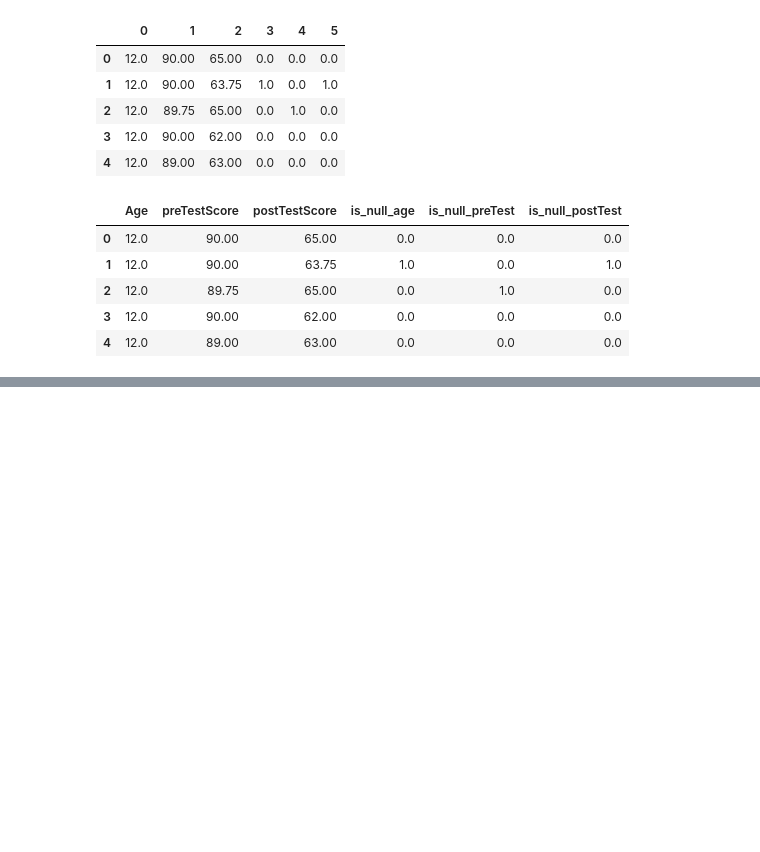
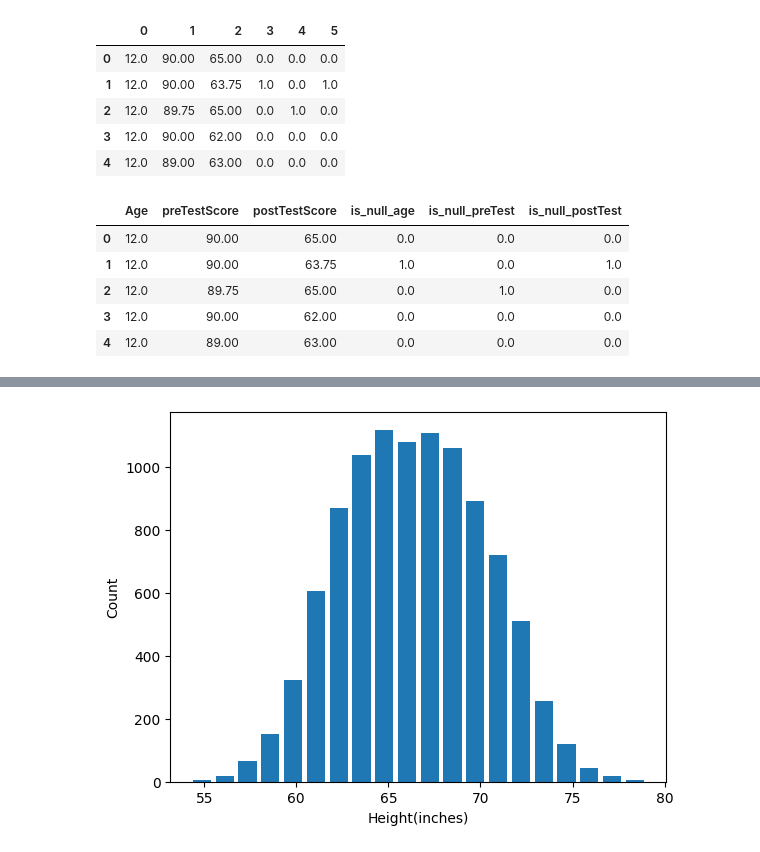
Before and after one commit to Raph4sure/Data-Science, a Jupyter notebook: module_4/module_4.ipynb, the cells around one changed output, grey strips where cells are left out. Cells and saved outputs as stored; diff of their text form; code cells hidden in the pictures; blank space fills up the shorter version.

Commit message:
Add new analysis functions and improve data visualization techniques

```diff
--- a/module_4/module_4.ipynb
+++ b/module_4/module_4.ipynb
@@ -371,0 +377,4 @@ results
+# %%
+df = pd.read_csv('weight-height.xls')
+
+df
@@ -371,0 +408,2 @@ results
+# %%
+df.drop('Weight', axis=1, inplace=True)
@@ -371,0 +419,8 @@ results
+# %%
+plt.hist(df.Height, rwidth=0.8, bins=20)
+plt.xlabel("Height(inches)")
+plt.ylabel("Count")
+
+plt.show()
+# %% [output]
+[figure, added]
```
Also changed, not shown: parts of 21 cells of this notebook, 1 other file.
